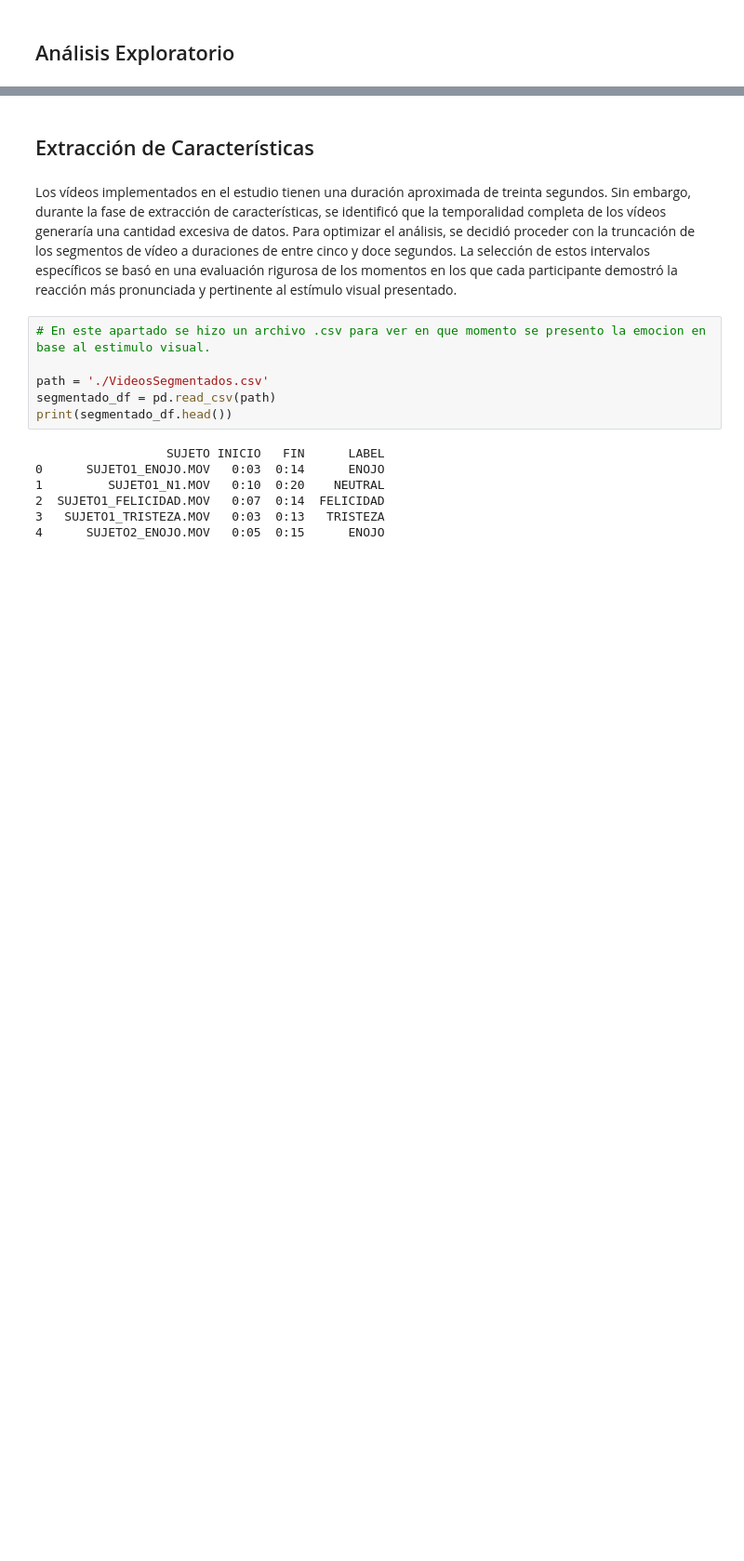
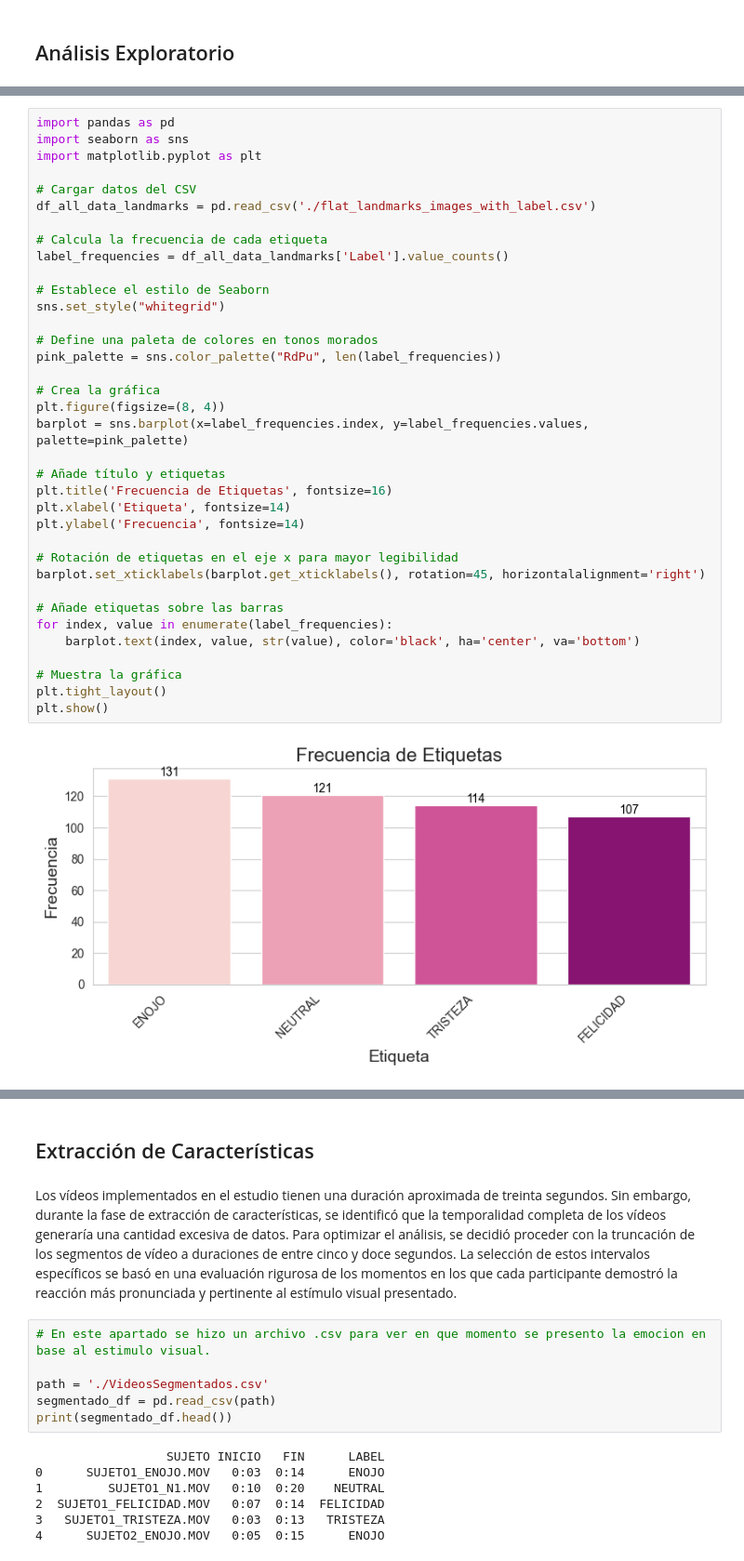
Before and after one commit to Ariana1998/Emociones, a Jupyter notebook: Notebook.ipynb, the cells around one changed output, grey strips where cells are left out. Shown at 93% size. Saved outputs shown, nothing was run; the diff lists cells and outputs as text; blank space fills up the shorter version.

```diff
--- a/Notebook.ipynb
+++ b/Notebook.ipynb
@@ -298,0 +344,38 @@ Por lo cual, en base a sus auto reportes se puede ver por medio de la grafica qu
+# %%
+import pandas as pd
+import seaborn as sns
+import matplotlib.pyplot as plt
+
+# Cargar datos del CSV
+df_all_data_landmarks = pd.read_csv('./flat_landmarks_images_with_label.csv')
+
+# Calcula la frecuencia de cada etiqueta
+label_frequencies = df_all_data_landmarks['Label'].value_counts()
+
+# Establece el estilo de Seaborn
+sns.set_style("whitegrid")
+
+# Define una paleta de colores en tonos morados
+pink_palette = sns.color_palette("RdPu", len(label_frequencies))
+
+# Crea la gráfica
+plt.figure(figsize=(8, 4))
+barplot = sns.barplot(x=label_frequencies.index, y=label_frequencies.values, palette=pink_palette)
+
+# Añade título y etiquetas
+plt.title('Frecuencia de Etiquetas', fontsize=16)
+plt.xlabel('Etiqueta', fontsize=14)
+plt.ylabel('Frecuencia', fontsize=14)
+
+# Rotación de etiquetas en el eje x para mayor legibilidad
+barplot.set_xticklabels(barplot.get_xticklabels(), rotation=45, horizontalalignment='right')
+
+# Añade etiquetas sobre las barras
+for index, value in enumerate(label_frequencies):
+    barplot.text(index, value, str(value), color='black', ha='center', va='bottom')
+
+# Muestra la gráfica
+plt.tight_layout()
+plt.show()
+# %% [output]
+[figure, added]
```
Also changed, not shown: parts of 7 cells of this notebook.
